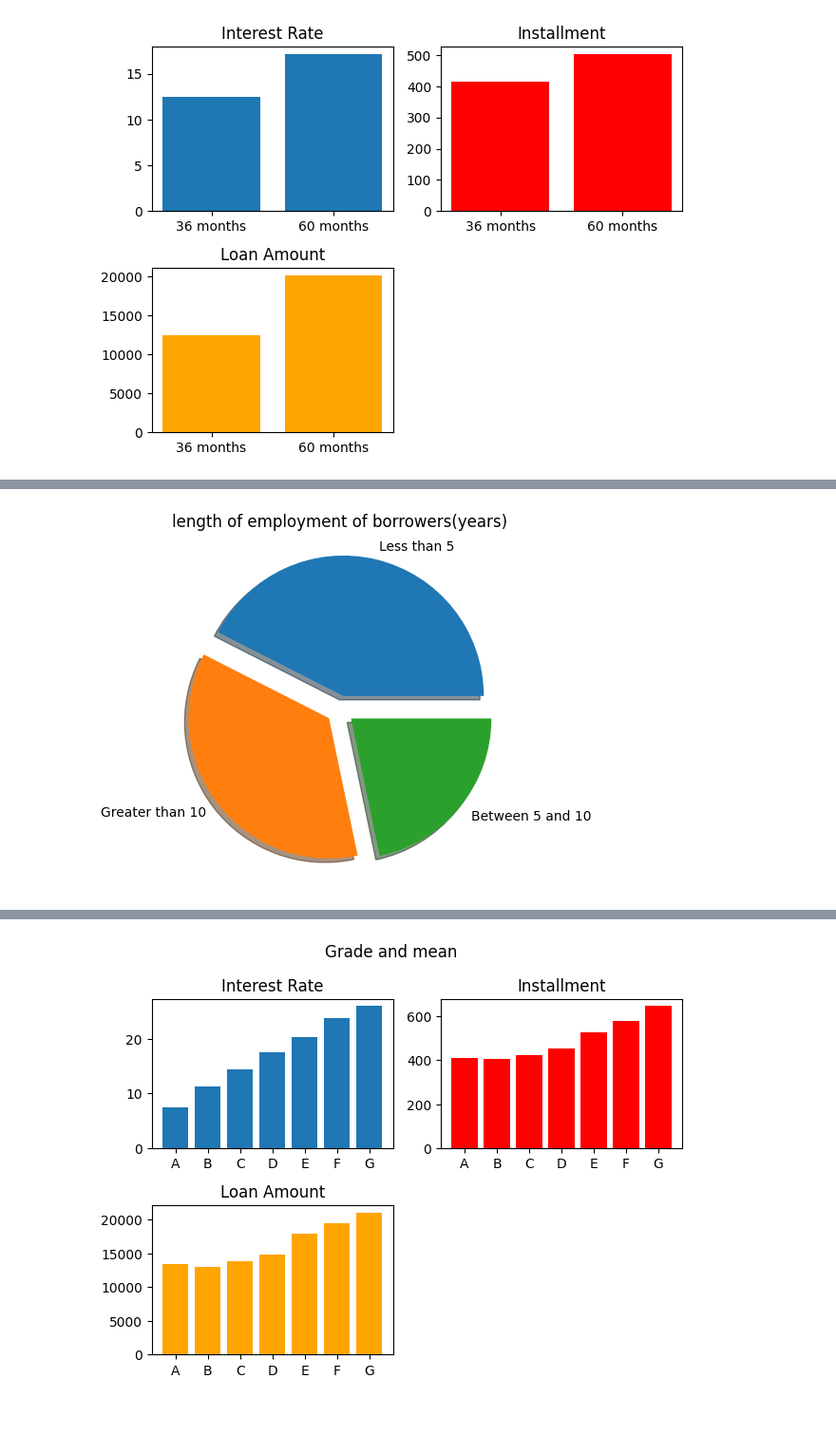
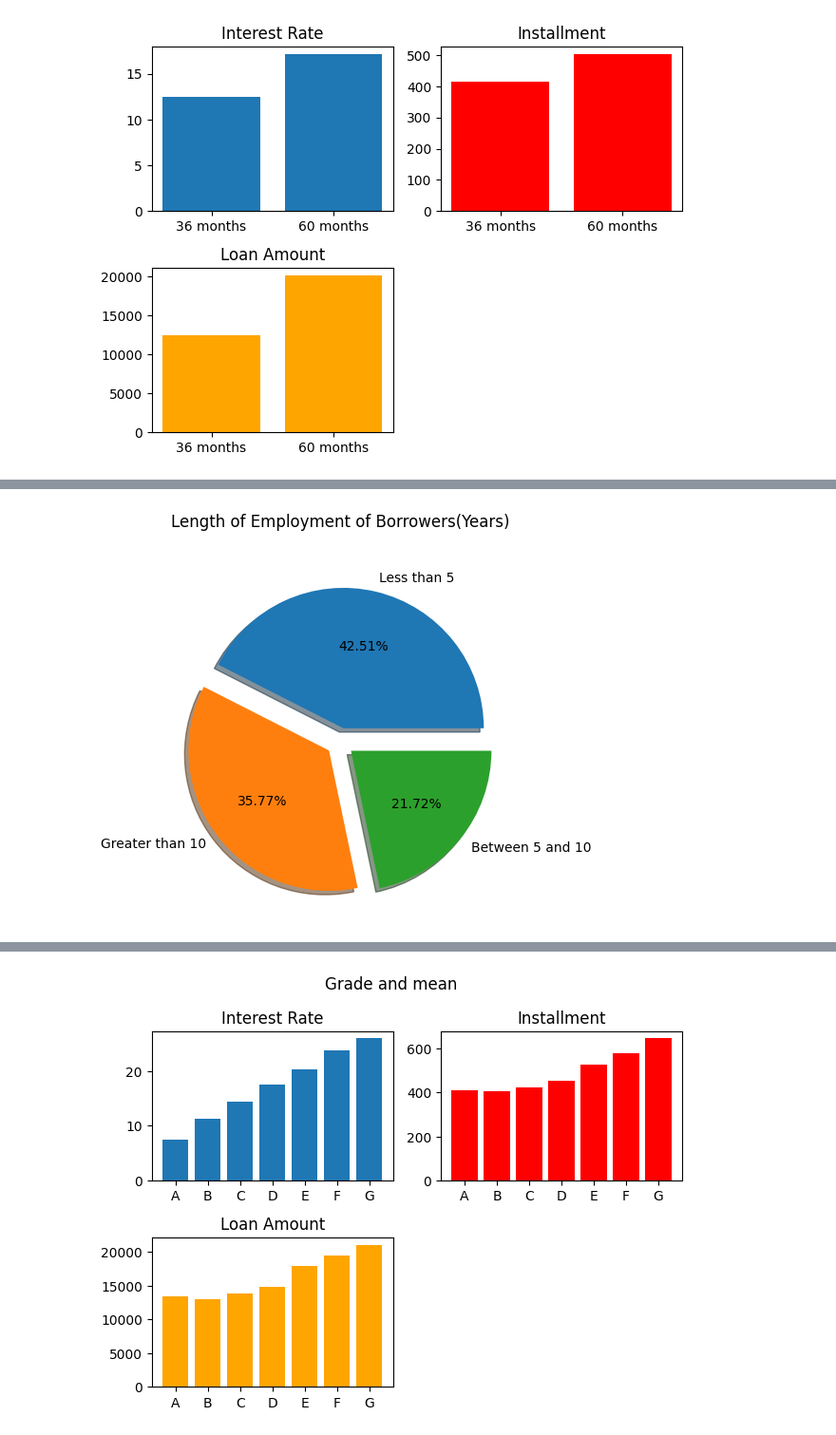
Before and after one commit to Adarsh-2296/Loandata_Eda, a Jupyter notebook: loandata.ipynb, the cells around one changed output, grey strips where cells are left out. Shown at 95% size. Drawn from its saved outputs; the diff is of its cells as text; code cells hidden in the pictures.

```diff
--- a/loandata.ipynb
+++ b/loandata.ipynb
@@ -90,16 +87,16 @@ plt.show()
 # %%
-#make this pie
+# Employment length of borrowers
 G10=df[df['emp_length']=='10+'].value_counts().sum()
 B10n5=Cleaned_data[Cleaned_data['emp_length']>5 ]
 B10n5=B10n5[B10n5['emp_length']<10].value_counts().sum()
 L5=Cleaned_data[Cleaned_data['emp_length']<5 ].value_counts().sum()
 y=[L5,G10,B10n5]
 x=['Less than 5','Greater than 10','Between 5 and 10']
 M=[0.1,0.1,0.1]
-plt.pie(y, labels=x,explode=M,shadow=True)
+plt.pie(y, labels=x,explode=M,shadow=True,autopct='%1.2f%%')
 
-plt.title('length of employment of borrowers(years)')
+plt.title('Length of Employment of Borrowers(Years)',pad=30)
 plt.show()
 # %% [output]
-[figure, old version]
+[figure, new version]
 # %%
```
Also changed, not shown: parts of 16 cells of this notebook.
